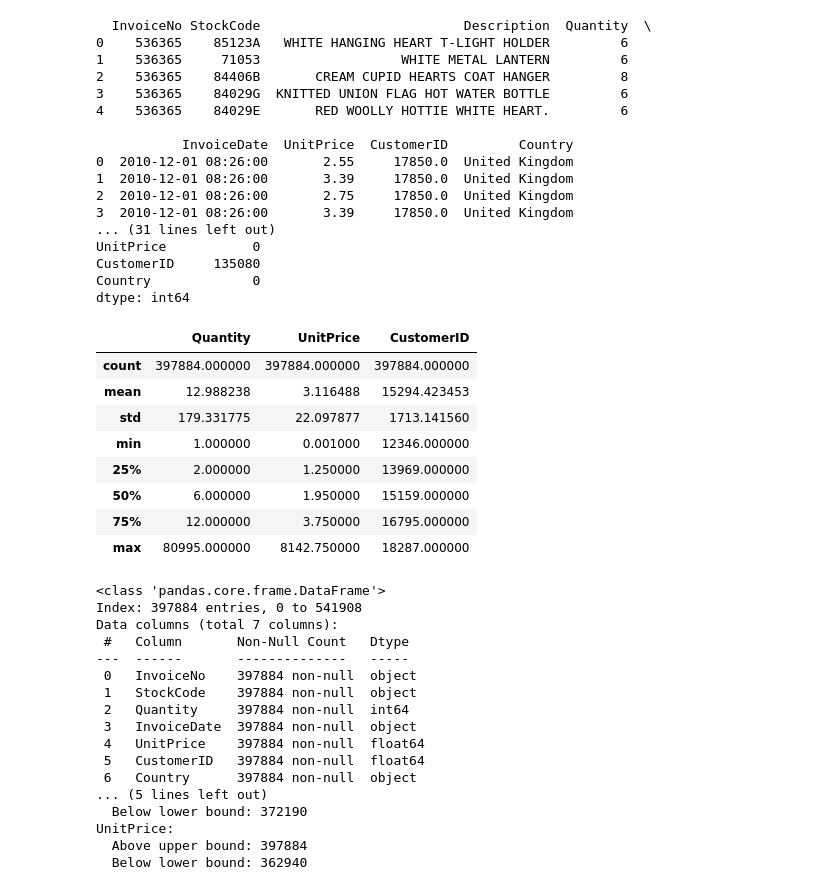
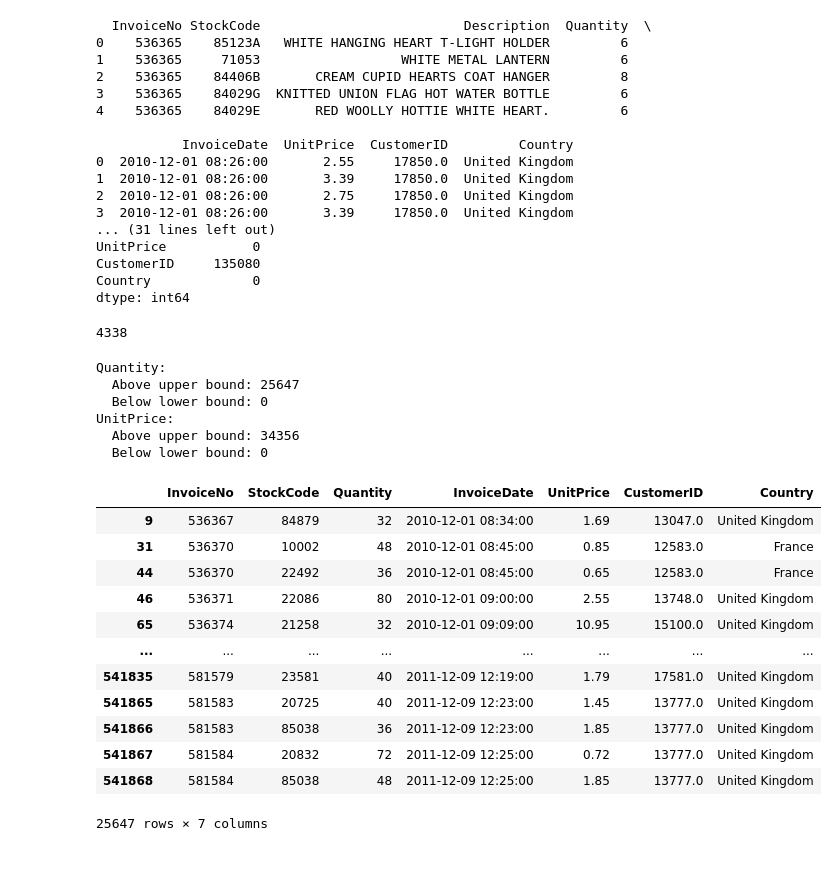
Before and after one commit to AmirTamer-27/Clustrix, a Jupyter notebook: customerSegmentation.ipynb, the cells around one changed output. Drawn from its saved outputs; the diff is of its cells as text; code cells hidden in the pictures; blank space fills up the shorter version.

Commit message:
Finished Data cleaning and obtaining RFM from raw data

```diff
--- a/customerSegmentation.ipynb
+++ b/customerSegmentation.ipynb
@@ -31,47 +34,56 @@ dataset = dataset[dataset['Quantity'] > 0]
 dataset = dataset[dataset['UnitPrice'] > 0]
 dataset = dataset.drop(columns=['Description'])
 dataset.describe()
+print(dataset['CustomerID'].nunique())
 # %% [output]
-|  | Quantity | UnitPrice | CustomerID |
-| count | 397884.000000 | 397884.000000 | 397884.000000 |
-| mean | 12.988238 | 3.116488 | 15294.423453 |
-| std | 179.331775 | 22.097877 | 1713.141560 |
-| min | 1.000000 | 0.001000 | 12346.000000 |
-| 25% | 2.000000 | 1.250000 | 13969.000000 |
-| 50% | 6.000000 | 1.950000 | 15159.000000 |
-| 75% | 12.000000 | 3.750000 | 16795.000000 |
-| max | 80995.000000 | 8142.750000 | 18287.000000 |
+4338
 # %%
 #Outlier detection
-print(dataset.info())
 outlierColumns = ["Quantity" , "UnitPrice"]
-datasetO = dataset[outlierColumns]
-for col in datasetO:
+for col in outlierColumns:
     Q3 = dataset[col].quantile(0.75)
     Q1 = dataset[col].quantile(0.25)
     IQR = Q3-Q1
-    lowerBound = Q3 + 1.5*IQR
-    upperBound = Q1-1.5*IQR
+    upperBound = Q3 + 1.5*IQR
+    lowerBound = Q1-1.5*IQR
     above_upper = (dataset[col] > upperBound).sum()
     below_lower = (dataset[col] < lowerBound).sum()
     print(f"{col}:")
     print("  Above upper bound:", above_upper)
     print("  Below lower bound:", below_lower)
 # %% [output]
-<class 'pandas.core.frame.DataFrame'>
-Index: 397884 entries, 0 to 541908
-Data columns (total 7 columns):
- #   Column       Non-Null Count   Dtype
----  ------       --------------   -----
- 0   InvoiceNo    397884 non-null  object
- 1   StockCode    397884 non-null  object
- 2   Quantity     397884 non-null  int64
- 3   InvoiceDate  397884 non-null  object
- 4   UnitPrice    397884 non-null  float64
- 5   CustomerID   397884 non-null  float64
- 6   Country      397884 non-null  object
-... (5 lines left out)
-  Below lower bound: 372190
+Quantity:
+  Above upper bound: 25647
+  Below lower bound: 0
 UnitPrice:
-  Above upper bound: 397884
-  Below lower bound: 362940
+  Above upper bound: 34356
+  Below lower bound: 0
+# %%
+#Outlier rows
+Q1 = dataset['Quantity'].quantile(0.25)
+Q3 = dataset['Quantity'].quantile(0.75)
+IQR = Q3 - Q1
+
+lower_bound_q = Q1 - 1.5 * IQR
+upper_bound_q = Q3 + 1.5 * IQR
+
+quantity_outliers = dataset[
+    (dataset['Quantity'] > upper_bound_q) |
+    (dataset['Quantity'] < lower_bound_q)
+]
+#These represent bulk purchases, customers who buy in bulk purchases are valuable to us.
+quantity_outliers
+# %% [output]
+|  | InvoiceNo | StockCode | Quantity | InvoiceDate | UnitPrice | CustomerID | Country |
+| 9 | 536367 | 84879 | 32 | 2010-12-01 08:34:00 | 1.69 | 13047.0 | United Kingdom |
+| 31 | 536370 | 10002 | 48 | 2010-12-01 08:45:00 | 0.85 | 12583.0 | France |
+| 44 | 536370 | 22492 | 36 | 2010-12-01 08:45:00 | 0.65 | 12583.0 | France |
+| 46 | 536371 | 22086 | 80 | 2010-12-01 09:00:00 | 2.55 | 13748.0 | United Kingdom |
+| 65 | 536374 | 21258 | 32 | 2010-12-01 09:09:00 | 10.95 | 15100.0 | United Kingdom |
+| ... | ... | ... | ... | ... | ... | ... | ... |
+| 541835 | 581579 | 23581 | 40 | 2011-12-09 12:19:00 | 1.79 | 17581.0 | United Kingdom |
+| 541865 | 581583 | 20725 | 40 | 2011-12-09 12:23:00 | 1.45 | 13777.0 | United Kingdom |
+| 541866 | 581583 | 85038 | 36 | 2011-12-09 12:23:00 | 1.85 | 13777.0 | United Kingdom |
+| 541867 | 581584 | 20832 | 72 | 2011-12-09 12:25:00 | 0.72 | 13777.0 | United Kingdom |
+| 541868 | 581584 | 85038 | 48 | 2011-12-09 12:25:00 | 1.85 | 13777.0 | United Kingdom |
+25647 rows × 7 columns
```
Also changed, not shown: parts of 8 cells of this notebook.
